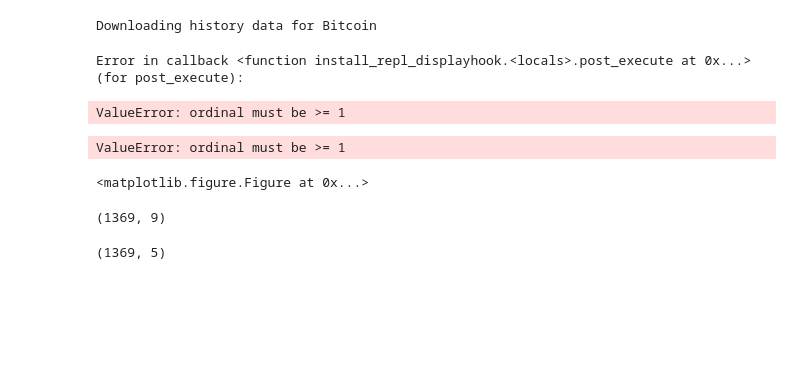
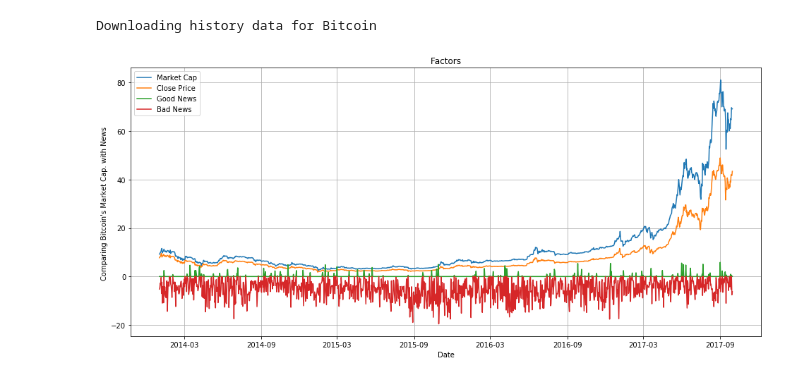
Before and after one commit to Jaskaran23/733Project, a Jupyter notebook: CryptViz/NewsEventEDA.ipynb, the cells around one changed output. Saved outputs shown, nothing was run; the diff lists cells and outputs as text; code cells hidden in the pictures; blank space fills up the shorter version.

```diff
--- a/CryptViz/NewsEventEDA.ipynb
+++ b/CryptViz/NewsEventEDA.ipynb
@@ -256,25 +274,25 @@ Downloading history data for Bitcoin
 # %%
 #x = btc_history['dt']
 sorce_per_date = news[news['date']>='2014-01-01'].groupby(['date']).sum().reset_index()
 btc = btc_history[btc_history['dt'] < '2017-10-01']
+btc = btc[['Date','Market Cap','Close','dt']].sort_values(by='dt')
 x = sorce_per_date['date']
-y = btc['Market Cap'] / 1e9
+#x = btc['dt']
 
-plt.figure(figsize=(16,4))
-plt.subplot(1,2,1)
-plt.plot(x, y, linewidth=2)
-plt.plot(x, sorce_per_date, linewidth=2)
+good_news = sorce_per_date['score'].apply(lambda x: max(x,0))
+bad_news = sorce_per_date['score'].apply(lambda x: min(x,0))
+
+plt.figure(figsize=(16,7))
+plt.subplot(1,1,1)
+plt.plot(x, btc['Market Cap'] / 1e9, label='Market Cap')
+plt.plot(x, btc['Close']/100, label='Close Price')
+plt.plot(x, good_news*2, label='Good News')
+plt.plot(x, bad_news*2, label='Bad News')
 plt.xlabel('Date')
+plt.legend()
 
-plt.ylabel('Market Cap (Billions)')
-plt.title("Bitcoin's Market Cap. 2014 - 2018")
+plt.ylabel("Comparing Bitcoin's Market Cap. with News ")
+plt.title("Factors")
 plt.grid(True)
 # %% [output]
-Error in callback <function install_repl_displayhook.<locals>.post_execute at 0x...> (for post_execute):
-ValueError: ordinal must be >= 1
-ValueError: ordinal must be >= 1
-<matplotlib.figure.Figure at 0x...>
+[figure, added]
-# %%
-btc_history[btc_history['dt'] < '2017-10-01' ].shape
-# %% [output]
-(1369, 9)
@@ -283,5 +298,0 @@ btc_history['Market Cap'] / 1e9
-# %%
-sorce_per_date.shape
-#good_news_per_day = good_news.groupby(['date']).size().to_frame(name='counts')
-# %% [output]
-(1369, 5)
```
Also changed, not shown: parts of 23 cells of this notebook, 2 other files.
